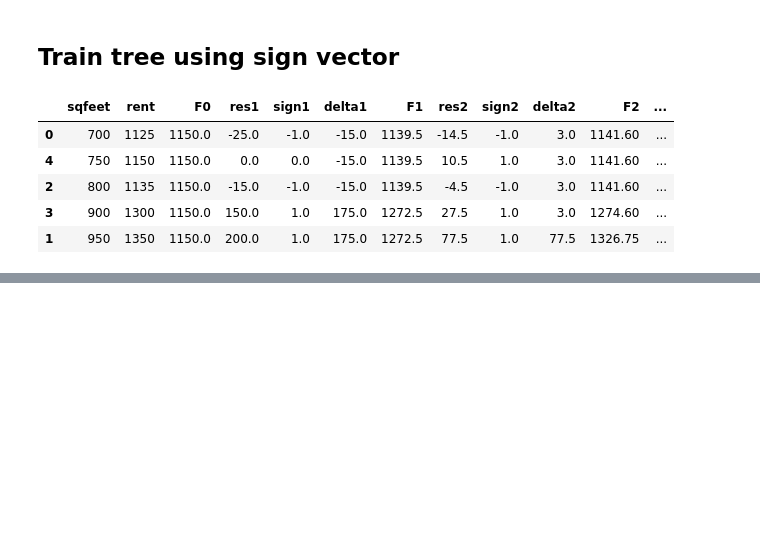
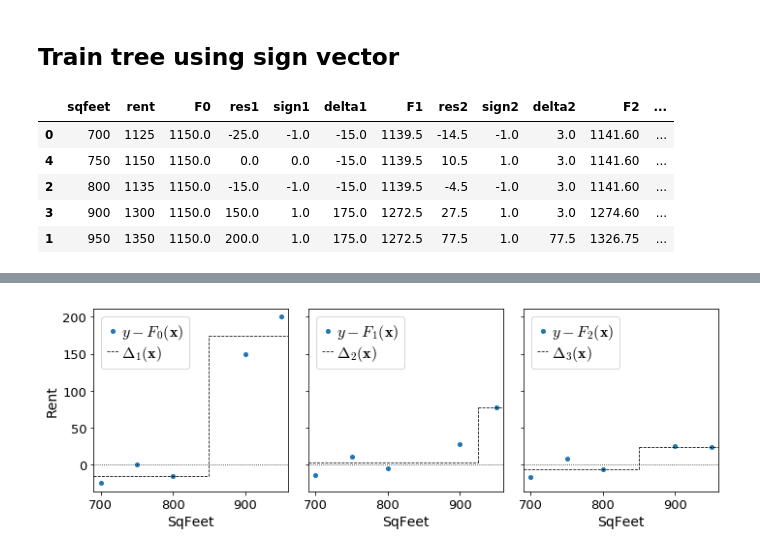
Before and after one commit to parrt/ml-articles, a Jupyter notebook: gradient-boosting/notebooks/dev-mae.ipynb, the cells around one changed output, grey strips where cells are left out. Cells and saved outputs as stored; diff of their text form; code cells hidden in the pictures; blank space fills up the shorter version.

```diff
--- a/gradient-boosting/notebooks/dev-mae.ipynb
+++ b/gradient-boosting/notebooks/dev-mae.ipynb
@@ -81,7 +95,7 @@ def boost(df, xcol, ycol, splits, eta, stages):
 # %%
 M = 3
 eta = 0.7
-splits = [None,850, 925, 725] # manually pick them
+splits = [None,850, 925, 850] # manually pick them
 boost(df, 'sqfeet', 'rent', splits, eta, M)
 df
 # %% [output]
@@ -99,0 +195,51 @@ print(mse,mae)
+# %%
+def draw_stub(ax, x_train, y_train, y_pred, split, stage):
+    line1, = ax.plot(x_train, y_train, 'o',
+                     markersize=4,
+                     label="$y-F_"+str(stage-1)+"({\\bf x})$")
+    label = r"$\Delta_"+str(stage)+r"({\bf x})$"
+    left = y_pred[x_train<split]
+    right = y_pred[x_train>split]
+    lmean = np.mean(left)
+    rmean = np.mean(right)
+    line2, = ax.plot([x_train.min()-10,split], [lmean,lmean],
+             linewidth=.8, linestyle='--', c='k', label=label)
+    ax.plot([split,x_train.max()+10], [rmean,rmean],
+             linewidth=.8, linestyle='--', c='k')
+    ax.plot([split,split], [lmean,rmean],
+             linewidth=.8, linestyle='--', c='k')
+    ax.plot([x_train.min()-10,x_train.max()+10], [0,0],
+             linewidth=.8, linestyle=':', c='k')
+    ax.legend(handles=[line1,line2], fontsize=16,
+              loc='upper left',
+              labelspacing=.1,
+              handletextpad=.2,
+              handlelength=.7,
+              frameon=True)
+
+def draw_residual(ax, x_train, y_train, y_hat):
+    for x,y,yhat in zip(x_train, y_train, y_hat):
+        draw_vector(ax, x, yhat, 0, y-yhat, df.rent.max()-df.rent.min())
+
+fig, axes = plt.subplots(nrows=1, ncols=3, figsize=(10, 3.5), sharey=True)
+
+axes[0].set_ylabel(r"Rent", fontsize=14)
+for a in range(3):
+    axes[a].set_xlabel(r"SqFeet", fontsize=14)
+    axes[a].set_xlim(df.sqfeet.min()-10,df.sqfeet.max()+10)
+
+draw_stub(axes[0], df.sqfeet, df.res1, df.delta1, splits[1], stage=1)
+#draw_residual(axes[0], df.sqfeet,df.dir1,df.delta1)
+
+draw_stub(axes[1], df.sqfeet, df.res2, df.delta2, splits[2], stage=2)
+#draw_residual(axes[1], df.sqfeet,df.res2,df.delta2)
+
+draw_stub(axes[2], df.sqfeet, df.res3, df.delta3, splits[3], stage=3)
+#draw_residual(axes[2], df.sqfeet,df.dir3,df.delta3)
+
+plt.tight_layout()
+
+plt.savefig('/tmp/t.svg')
+plt.show()
+# %% [output]
+[figure, added]
```
Also changed, not shown: parts of 8 cells of this notebook.
